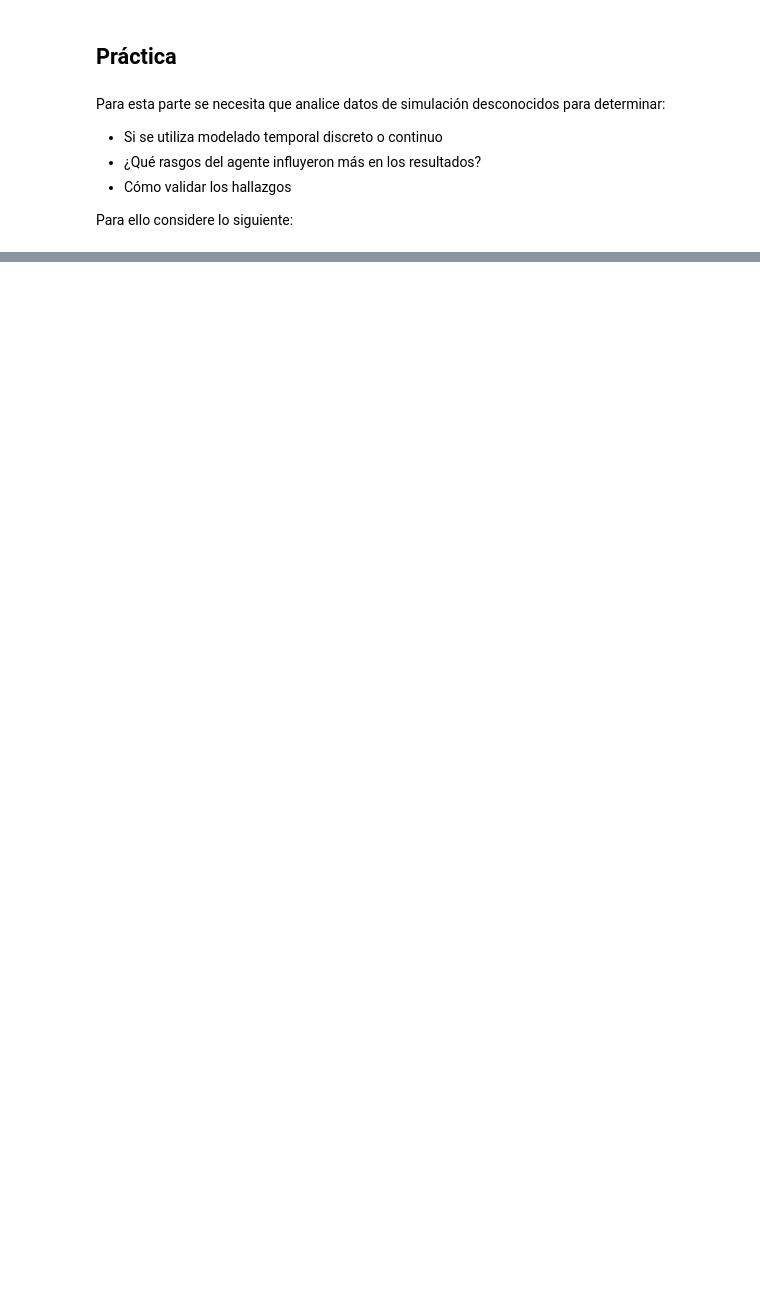
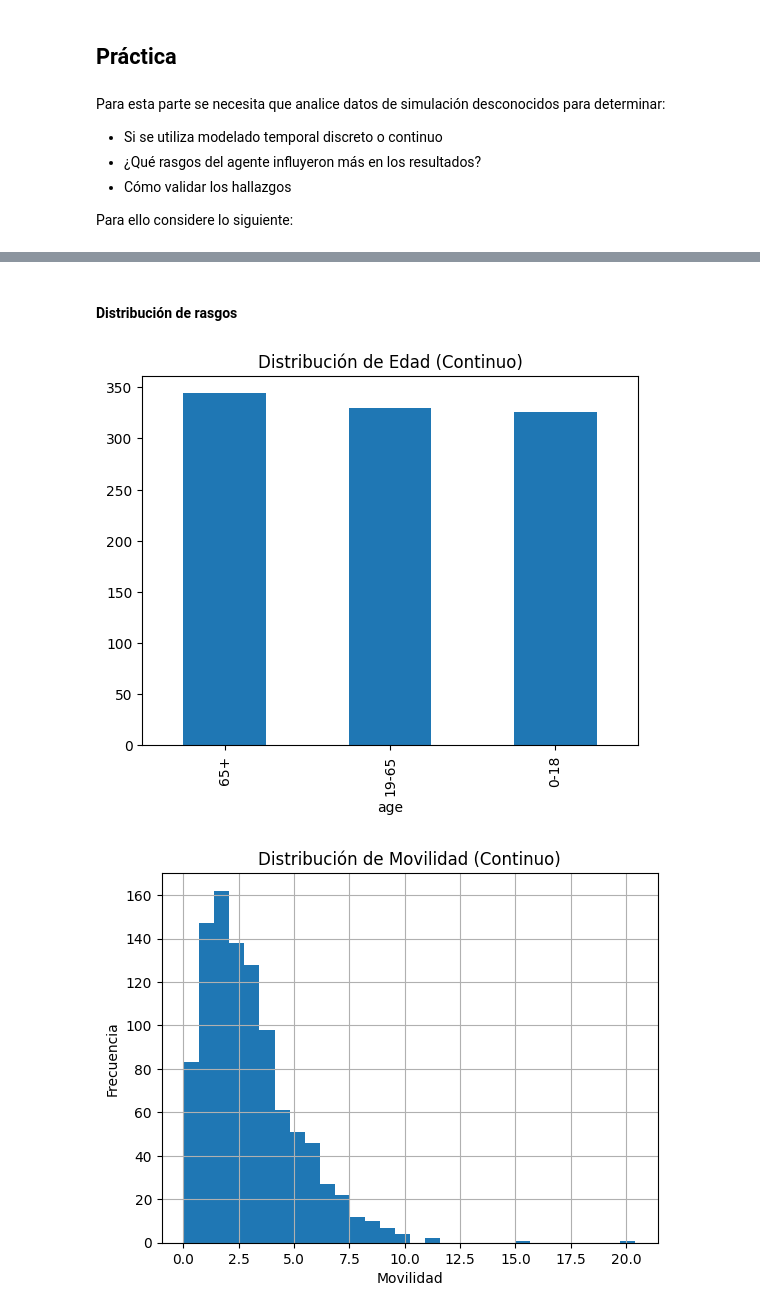
Before and after one commit to FabianKel/ModSim-LAB4, a Jupyter notebook: Ejercicio4.ipynb, the cells around one changed output, grey strips where cells are left out. Cells and saved outputs as stored; diff of their text form; code cells hidden in the pictures; blank space fills up the shorter version.

```diff
--- a/Ejercicio4.ipynb
+++ b/Ejercicio4.ipynb
@@ -82,0 +179,20 @@ Instrucciones:
+# %% [markdown]
+#### Distribución de rasgos
+# %%
+# Histogramas de atributos continuos
+data['continuous']['agent_data']['age'].value_counts().plot(kind="bar")
+plt.title('Distribución de Edad (Continuo)')
+plt.show()
+
+data['continuous']['agent_data']['mobility'].hist(bins=30)
+plt.title('Distribución de Movilidad (Continuo)')
+plt.xlabel('Movilidad')
+plt.ylabel('Frecuencia')
+plt.show()
+
+data['continuous']['agent_data']['vaccinated'].value_counts().plot(kind="bar")
+plt.title('Distribución de Vacunación (Continuo)')
+plt.show()
+# %% [output]
+[figure, added]
+[figure, added]
```
Also changed, not shown: parts of 23 cells of this notebook, 2 other files.
